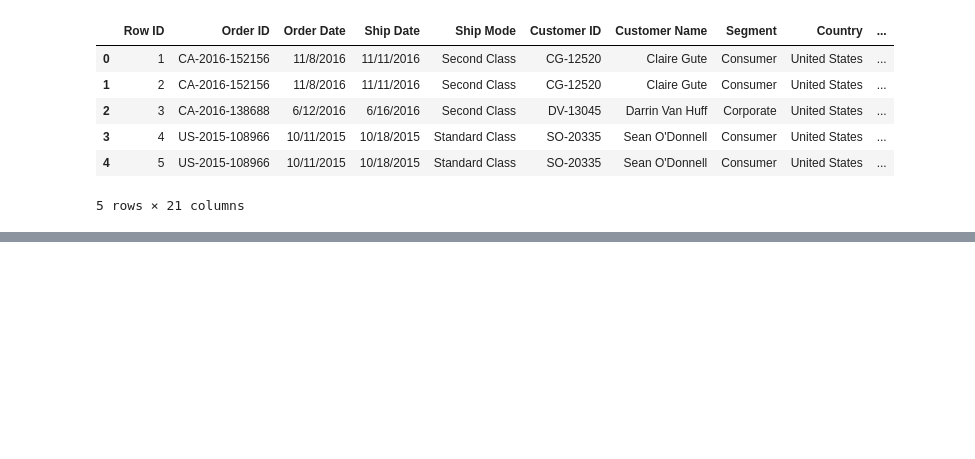
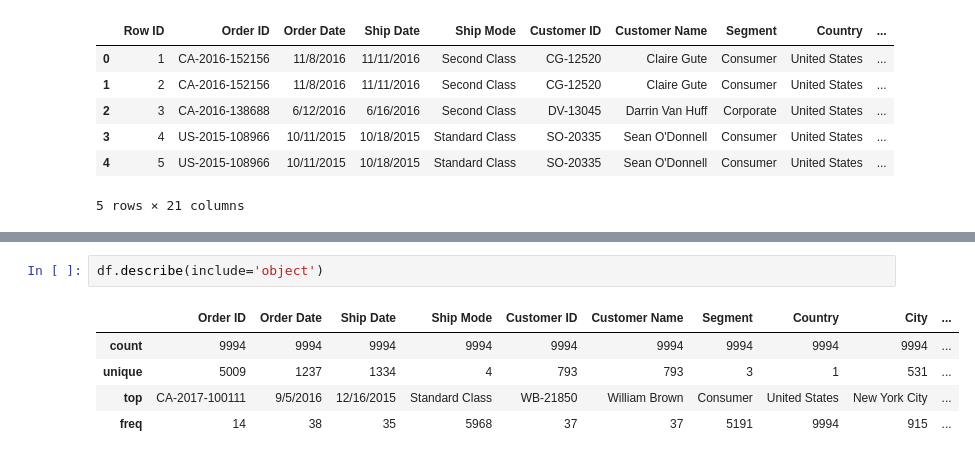
Before and after one commit to nico-de-vietri/sales-data-analysis-I, a Jupyter notebook: notebooks/exploratory-analysis.ipynb, the cells around one changed output, grey strips where cells are left out. Cells and saved outputs as stored; diff of their text form; blank space fills up the shorter version.

```diff
--- a/notebooks/exploratory-analysis.ipynb
+++ b/notebooks/exploratory-analysis.ipynb
@@ -57,0 +134,8 @@ file read with encoding latin1
+# %%
+df.describe(include='object')
+# %% [output]
+|  | Order ID | Order Date | Ship Date | Ship Mode | Customer ID | Customer Name | Segment | Country | City | ... |
+| count | 9994 | 9994 | 9994 | 9994 | 9994 | 9994 | 9994 | 9994 | 9994 | ... |
+| unique | 5009 | 1237 | 1334 | 4 | 793 | 793 | 3 | 1 | 531 | ... |
+| top | CA-2017-100111 | 9/5/2016 | 12/16/2015 | Standard Class | WB-21850 | William Brown | Consumer | United States | New York City | ... |
+| freq | 14 | 38 | 35 | 5968 | 37 | 37 | 5191 | 9994 | 915 | ... |
```
Also changed, not shown: parts of 6 cells of this notebook.
